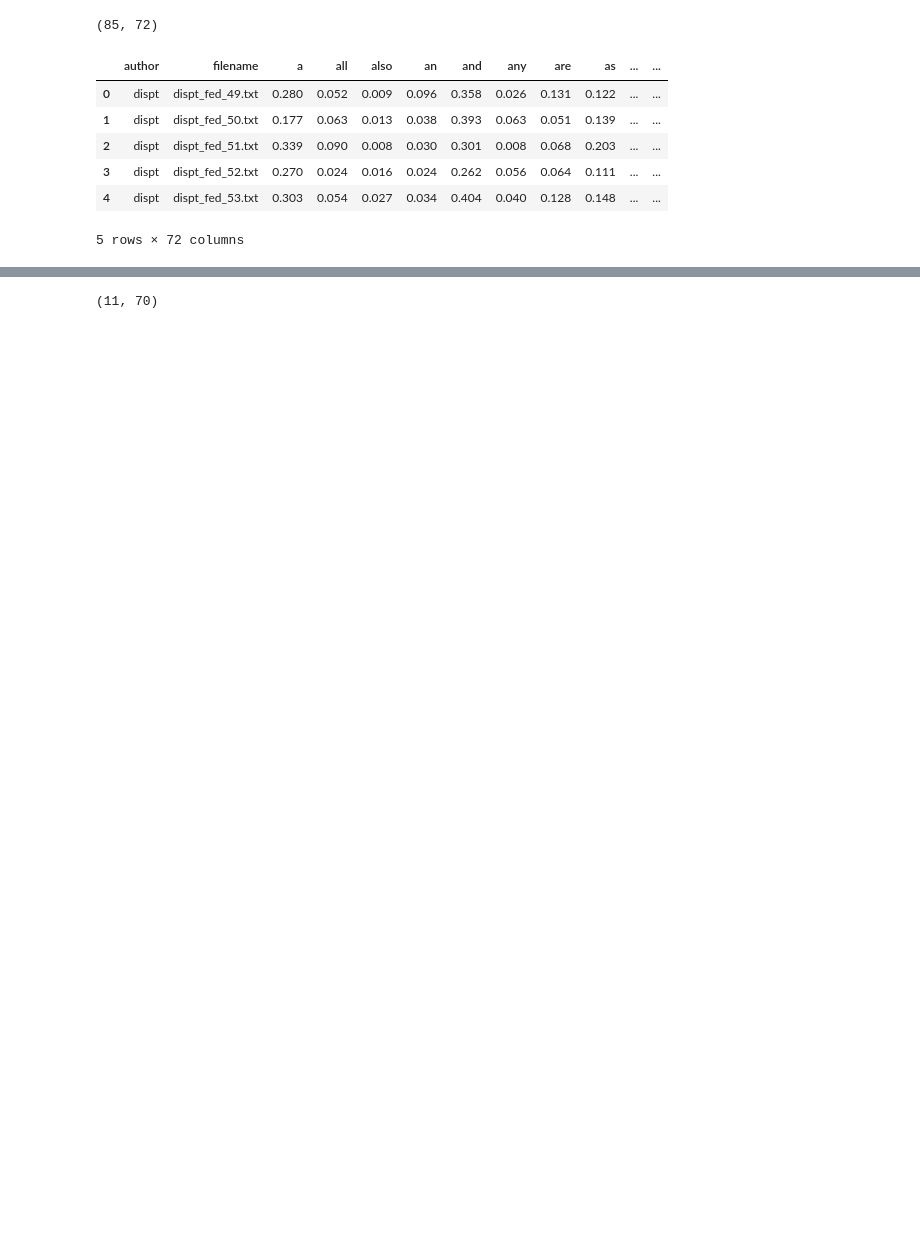
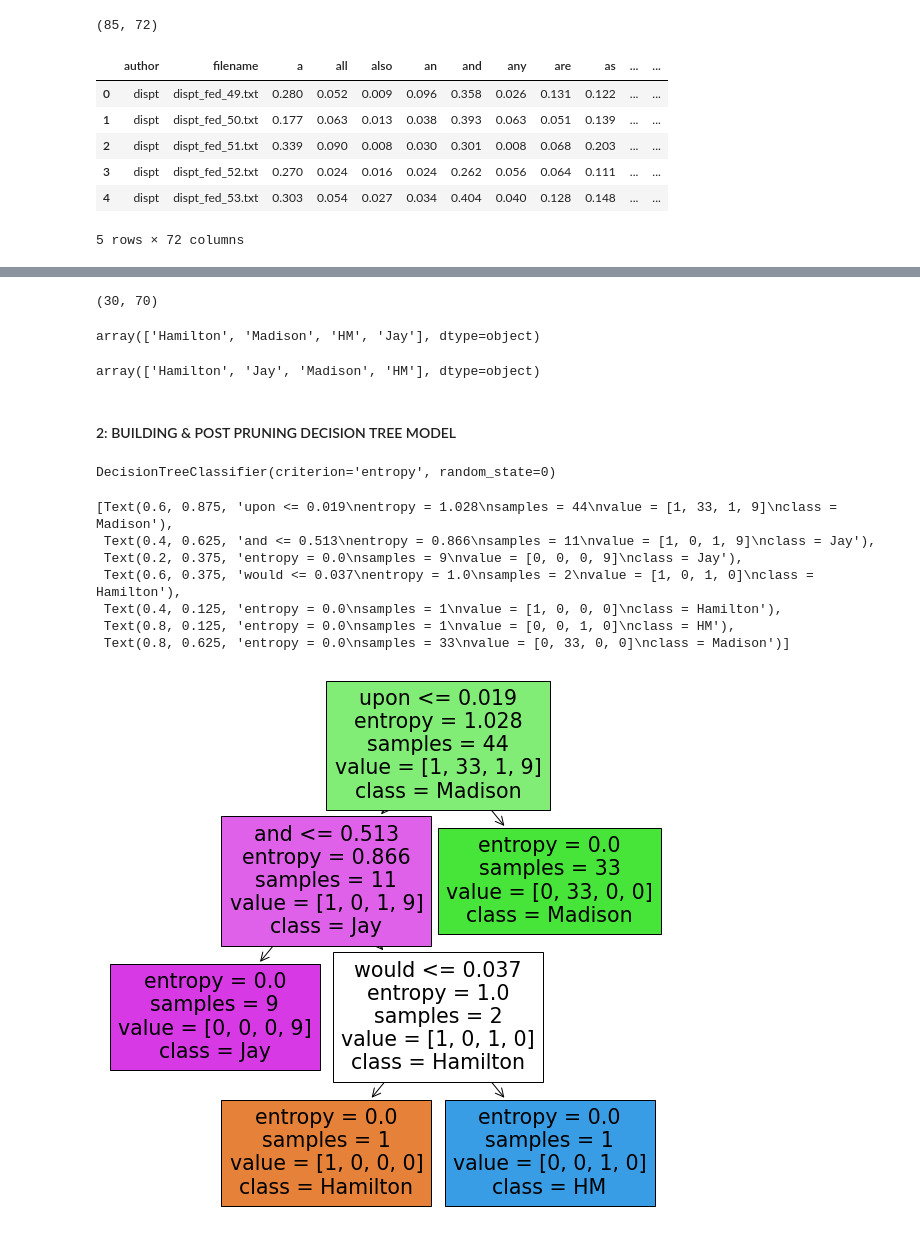
Before and after one commit to chaithrakc/syr_ads_machine_learning, a Jupyter notebook: week05decision_tree/hw05/Chaithra-Hw05-DecisionTrees.ipynb, the cells around one changed output, grey strips where cells are left out. Cells and saved outputs as stored; diff of their text form; code cells hidden in the pictures; blank space fills up the shorter version.

```diff
--- a/week05decision_tree/hw05/Chaithra-Hw05-DecisionTrees.ipynb
+++ b/week05decision_tree/hw05/Chaithra-Hw05-DecisionTrees.ipynb
@@ -97,3 +63,9 @@ X_test = test.iloc[:,2:]
+# %%
+X = temp_df.iloc[:,2:] # independent variables
+Y = temp_df['author'] # dependent variables
+# %%
+X_train, X_test, Y_train, Y_test = train_test_split(X, Y, random_state=0, test_size=0.4)
+# default 40% is test and 60% is training data
 # %%
 X_train.shape
 # %% [output]
@@ -101,4 +73,33 @@ X_train.shape
 # %%
 X_test.shape
 # %% [output]
-(11, 70)
+(30, 70)
+# %%
+Y_train.unique()
+# %% [output]
+array(['Hamilton', 'Madison', 'HM', 'Jay'], dtype=object)
+# %%
+Y_test.unique()
+# %% [output]
+array(['Hamilton', 'Jay', 'Madison', 'HM'], dtype=object)
+# %% [markdown]
+#### 2: BUILDING & POST PRUNING DECISION TREE MODEL
+# %%
+# training the model
+clf = DecisionTreeClassifier(random_state=0, criterion='entropy') # entropy to measure the purity of the split
+clf.fit(X_train,Y_train)
+# %% [output]
+DecisionTreeClassifier(criterion='entropy', random_state=0)
+# %%
+# visualizing the decision tree
+plt.figure(figsize=(10,10))
+tree.plot_tree(clf,filled=True,feature_names=list(X_train.columns), class_names=list(Y_train.unique()))
+# %% [output]
+[Text(0.6, 0.875, 'upon <= 0.019\nentropy = 1.028\nsamples = 44\nvalue = [1, 33, 1, 9]\nclass = Madison'),
+ Text(0.4, 0.625, 'and <= 0.513\nentropy = 0.866\nsamples = 11\nvalue = [1, 0, 1, 9]\nclass = Jay'),
+ Text(0.2, 0.375, 'entropy = 0.0\nsamples = 9\nvalue = [0, 0, 0, 9]\nclass = Jay'),
+ Text(0.6, 0.375, 'would <= 0.037\nentropy = 1.0\nsamples = 2\nvalue = [1, 0, 1, 0]\nclass = Hamilton'),
+ Text(0.4, 0.125, 'entropy = 0.0\nsamples = 1\nvalue = [1, 0, 0, 0]\nclass = Hamilton'),
+ Text(0.8, 0.125, 'entropy = 0.0\nsamples = 1\nvalue = [0, 0, 1, 0]\nclass = HM'),
+ Text(0.8, 0.625, 'entropy = 0.0\nsamples = 33\nvalue = [0, 33, 0, 0]\nclass = Madison')]
+[figure, added]
```
Also changed, not shown: parts of 45 cells of this notebook, 3 other files.
